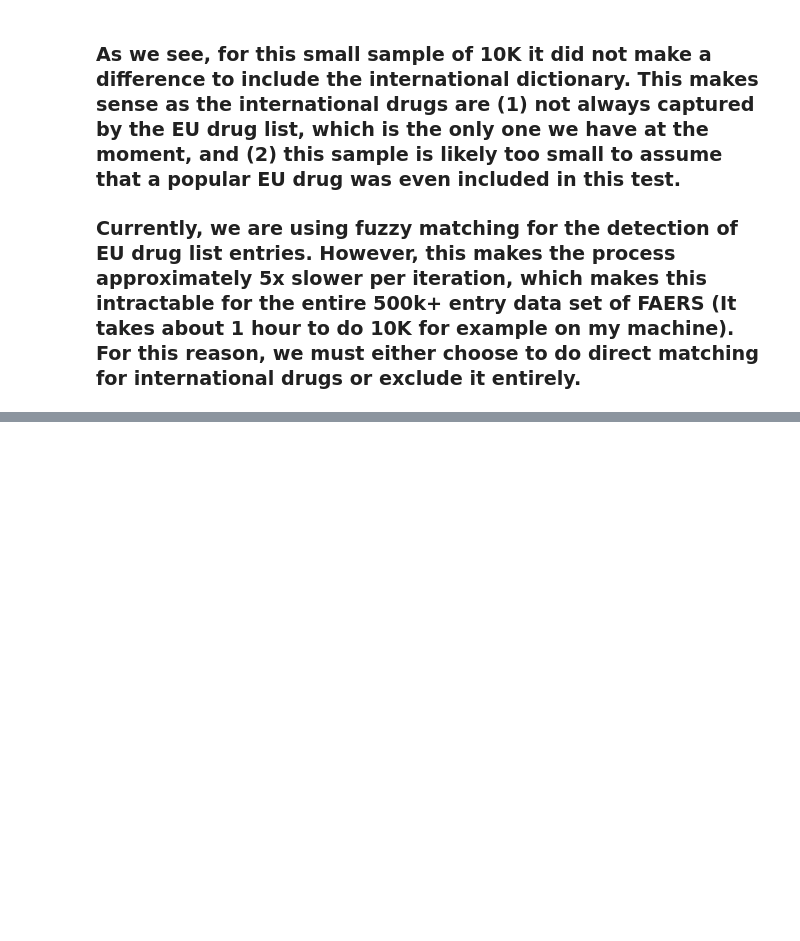
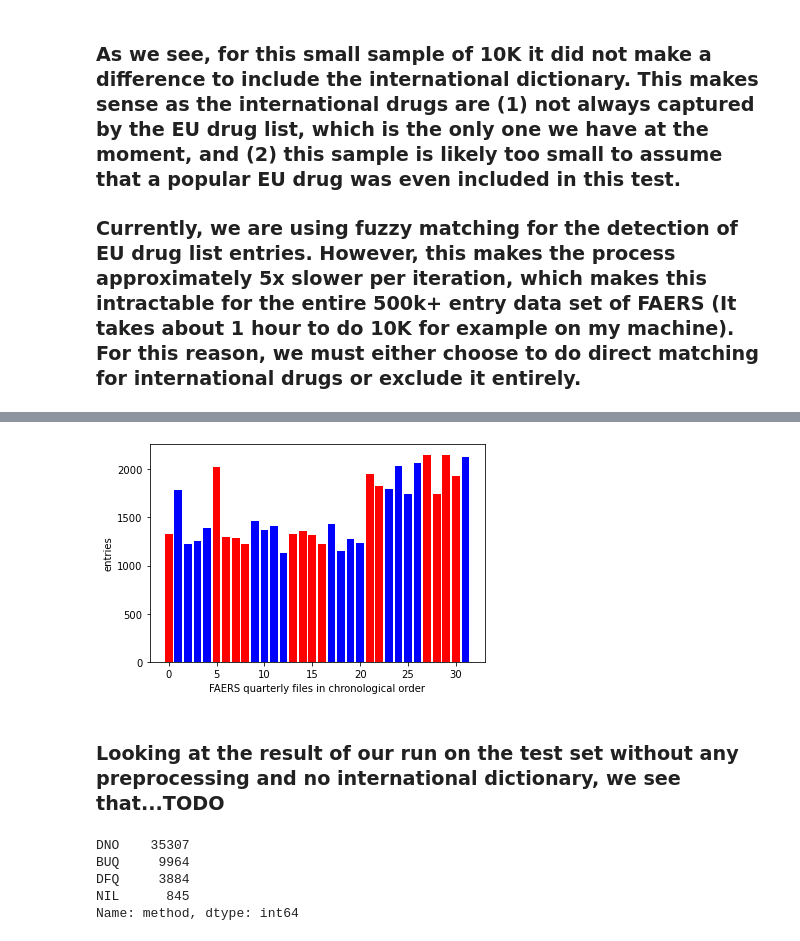
Before and after one commit to jcathalina/faers-drug-norm, a Jupyter notebook: notebooks/experiment_sandbox.ipynb, the cells around one changed output, grey strips where cells are left out. Cells and saved outputs as stored; diff of their text form; code cells hidden in the pictures; blank space fills up the shorter version.

Commit message:
Add exp results and analytics for dev set and no match bracket

```diff
--- a/notebooks/experiment_sandbox.ipynb
+++ b/notebooks/experiment_sandbox.ipynb
@@ -29,0 +27,17 @@ dev_df = pd.read_csv("../data/FAERS_DEV_SET.csv")
+# %%
+rest = list(dev_set_distribution.values[:-1])
+# %%
+sorted_dataset_dist_vals = [first] + rest
+# %%
+d = {}
+for i, v in enumerate(sorted_dataset_dist_vals):
+    d[i] = v
+# %%
+first_k = dev_set_distribution.keys()[-1]
+rest_k = dev_set_distribution.keys()[:-1]
+rest_k = list(rest_k.values)
+sorted_dataset_dist_keys = [first_k] + rest_k
+
+dd = {}
+for k,v in zip(sorted_dataset_dist_keys, sorted_dataset_dist_vals):
+    dd[k] = v
@@ -29,0 +48,20 @@ dev_df = pd.read_csv("../data/FAERS_DEV_SET.csv")
+# %%
+years = ["12", "14", "16", "18", "20"]
+clrs = ['red' if (any(year in x for year in years)) else 'blue' for x in sorted_dataset_dist_keys ]
+plt.bar(range(len(d)), list(d.values()), align='center', color=clrs)
+plt.ylabel("entries")
+plt.xlabel("FAERS quarterly files in chronological order")
+plt.show()
+# %% [output]
+[figure, added]
+# %% [markdown]
+### Looking at the result of our run on the test set without any preprocessing and no international dictionary, we see that...TODO
+# %%
+df_full_noint = pd.read_csv("../results/exp_3_no_clean_no_int_fulldev.csv")
+df_full_noint["method"].value_counts()
+# %% [output]
+DNO    35307
+BUQ     9964
+DFQ     3884
+NIL      845
+Name: method, dtype: int64
```
Also changed, not shown: parts of 22 cells of this notebook, 2 other files.
